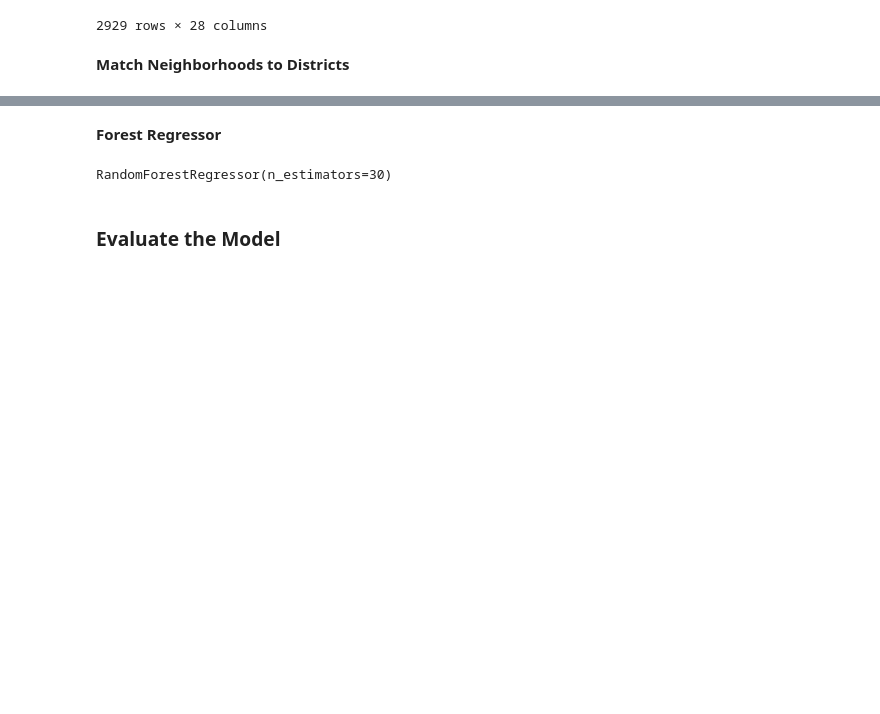
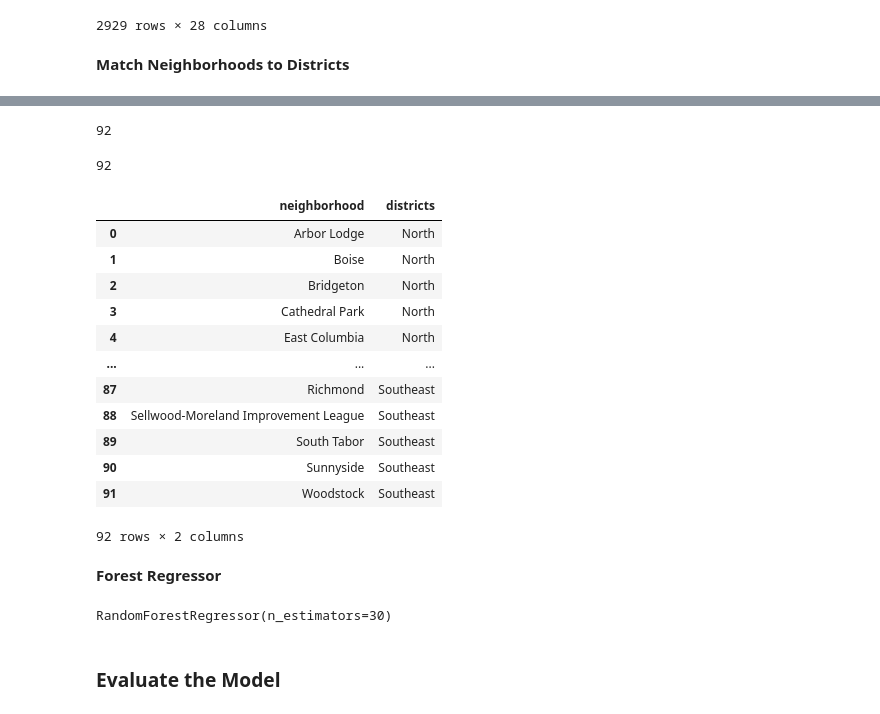
Before and after one commit to m-bogard/Machine-Learning-AirBnB, a Jupyter notebook: Final/test_1.ipynb, the cells around one changed output, grey strips where cells are left out. Cells and saved outputs as stored; diff of their text form; code cells hidden in the pictures; blank space fills up the shorter version.

```diff
--- a/Final/test_1.ipynb
+++ b/Final/test_1.ipynb
@@ -157,0 +156,24 @@ gdf_utm_nonnull
+# %%
+len(neigh_from)
+# %% [output]
+92
+# %%
+len(neigh_to)
+# %% [output]
+92
+# %%
+neigh_match_table
+# %% [output]
+|  | neighborhood | districts |
+| 0 | Arbor Lodge | North |
+| 1 | Boise | North |
+| 2 | Bridgeton | North |
+| 3 | Cathedral Park | North |
+| 4 | East Columbia | North |
+| ... | ... | ... |
+| 87 | Richmond | Southeast |
+| 88 | Sellwood-Moreland Improvement League | Southeast |
+| 89 | South Tabor | Southeast |
+| 90 | Sunnyside | Southeast |
+| 91 | Woodstock | Southeast |
+92 rows × 2 columns
```
Also changed, not shown: parts of 8 cells of this notebook.
